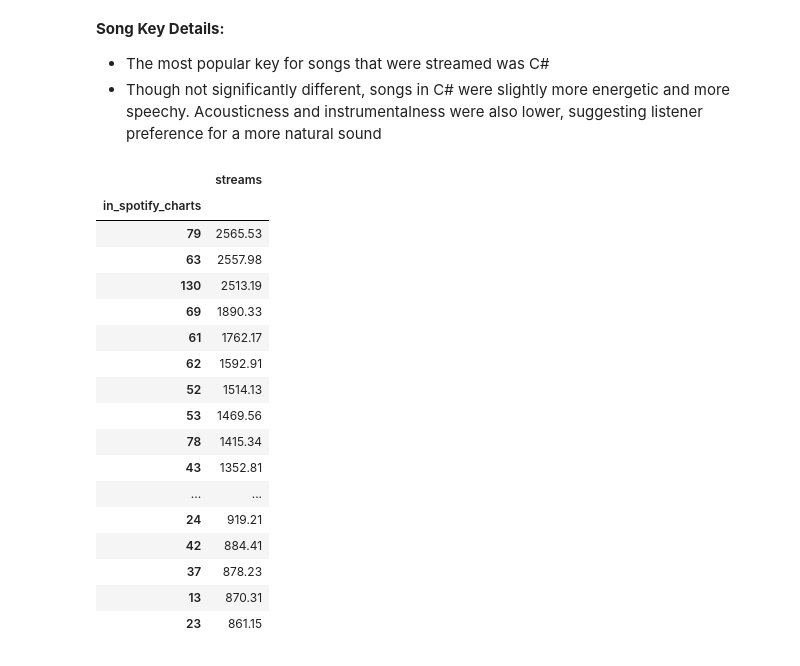
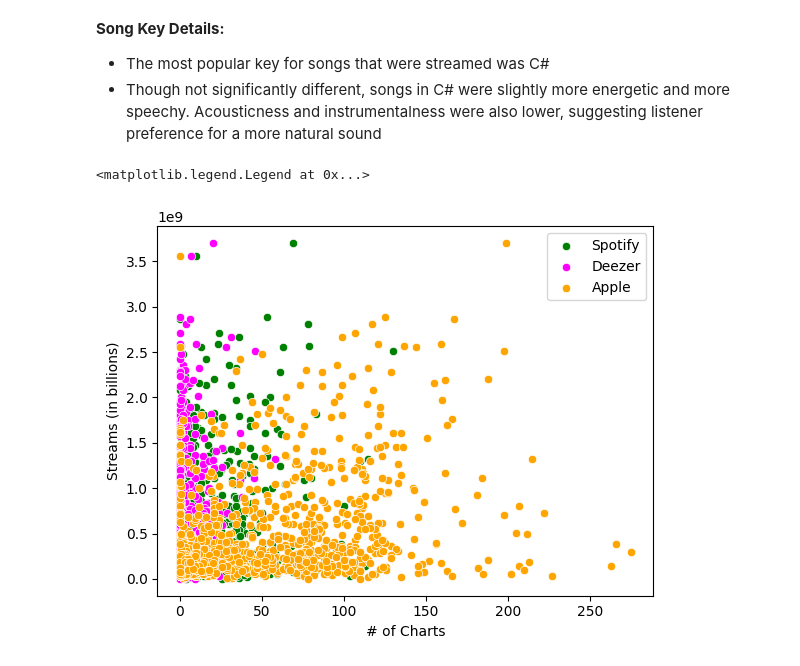
Before and after one commit to shawnho-368/spotify-listening, a Jupyter notebook: notebook/spotify_project.ipynb, the cells around one changed output. Drawn from its saved outputs; the diff is of its cells as text; code cells hidden in the pictures.

```diff
--- a/notebook/spotify_project.ipynb
+++ b/notebook/spotify_project.ipynb
@@ -156,25 +230,12 @@ dtype: float64
 - The most popular key for songs that were streamed was C#
 - Though not significantly different, songs in C# were slightly more energetic and more speechy. Acousticness and instrumentalness were also lower, suggesting listener preference for a more natural sound
 # %%
-df['streams'] = pd.to_numeric(df['streams'], 'coerce')
-streams_by_charts = df.groupby(['in_spotify_charts'])[['streams']].mean().sort_values(by='streams', ascending=False)
-(streams_by_charts/1000000).round(2).head(25)
+sns.scatterplot(data=df, x='in_spotify_charts', y='streams', label='Spotify', color='green')
+sns.scatterplot(data=df, x='in_deezer_charts', y='streams', label='Deezer', color='magenta')
+sns.scatterplot(data=df, x='in_apple_charts', y='streams', label='Apple', color='orange')
+plt.xlabel('# of Charts')
+plt.ylabel('Streams (in billions)')
+plt.legend()
 # %% [output]
-|  | streams |
-| in_spotify_charts |  |
-| 79 | 2565.53 |
-| 63 | 2557.98 |
-| 130 | 2513.19 |
-| 69 | 1890.33 |
-| 61 | 1762.17 |
-| 62 | 1592.91 |
-| 52 | 1514.13 |
-| 53 | 1469.56 |
-| 78 | 1415.34 |
-| 43 | 1352.81 |
-| ... | ... |
-| 24 | 919.21 |
-| 42 | 884.41 |
-| 37 | 878.23 |
-| 13 | 870.31 |
-| 23 | 861.15 |
+<matplotlib.legend.Legend at 0x...>
+[figure, added]
```
Also changed, not shown: parts of 22 cells of this notebook.
